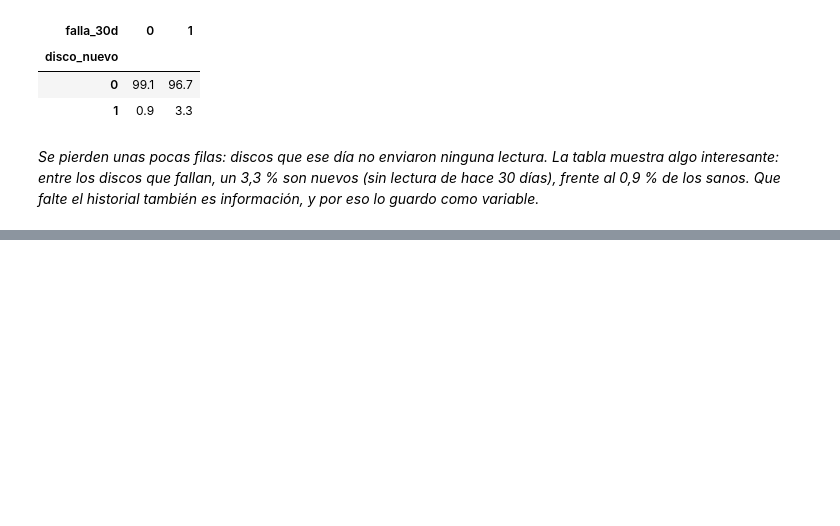
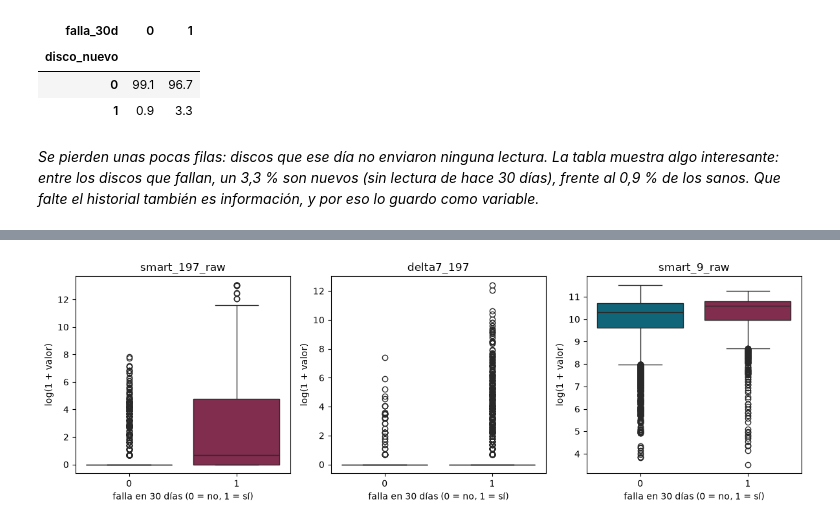
Before and after one commit to Sheilalbgar/uptime-guard, a Jupyter notebook: notebooks/02_LimpiezaEDA.ipynb, the cells around one changed output, grey strips where cells are left out. Drawn from its saved outputs; the diff is of its cells as text; code cells hidden in the pictures; blank space fills up the shorter version.

Commit message:
02 LimpiezaEDA: mini-EDA, conjuntos de variables y datos guardados

```diff
--- a/notebooks/02_LimpiezaEDA.ipynb
+++ b/notebooks/02_LimpiezaEDA.ipynb
@@ -178,0 +193,11 @@ Train limpio: (20760, 53) | Test limpio: (5163, 53) | Abril limpio: (4402, 53)
+# %%
+claves = {"smart_5_raw": "Sectores reasignados", "smart_197_raw": "Sectores pendientes",
+          "smart_198_raw": "Sectores incorregibles", "smart_9_raw": "Horas de uso"}
+filas = []
+for col, nombre in claves.items():
+    sanos = train_set.loc[train_set[target] == 0, col].dropna()
+    fallan = train_set.loc[train_set[target] == 1, col].dropna()
+    p = mannwhitneyu(sanos, fallan).pvalue
+    filas.append([nombre, round((sanos > 0).mean() * 100, 1), round((fallan > 0).mean() * 100, 1),
+                  sanos.median(), fallan.median(), p])
+pd.DataFrame(filas, columns = ["Variable", "% > 0 sanos", "% > 0 fallan", "Mediana sanos", "Mediana fallan", "p-valor"])
@@ -178,0 +216,11 @@ Train limpio: (20760, 53) | Test limpio: (5163, 53) | Abril limpio: (4402, 53)
+# %%
+fig, ejes = plt.subplots(1, 3, figsize = (12, 4))
+for eje, col in zip(ejes, ["smart_197_raw", "delta7_197", "smart_9_raw"]):
+    sns.boxplot(data = train_set, x = target, y = np.log1p(train_set[col]), hue = target,
+                palette = colores, legend = False, ax = eje)
+    eje.set_title(col)
+    eje.set_xlabel("falla en 30 días (0 = no, 1 = sí)")
+    eje.set_ylabel("log(1 + valor)")
+plt.tight_layout()
+# %% [output]
+[figure, added]
```
Also changed, not shown: parts of 17 cells of this notebook, 5 other files.
